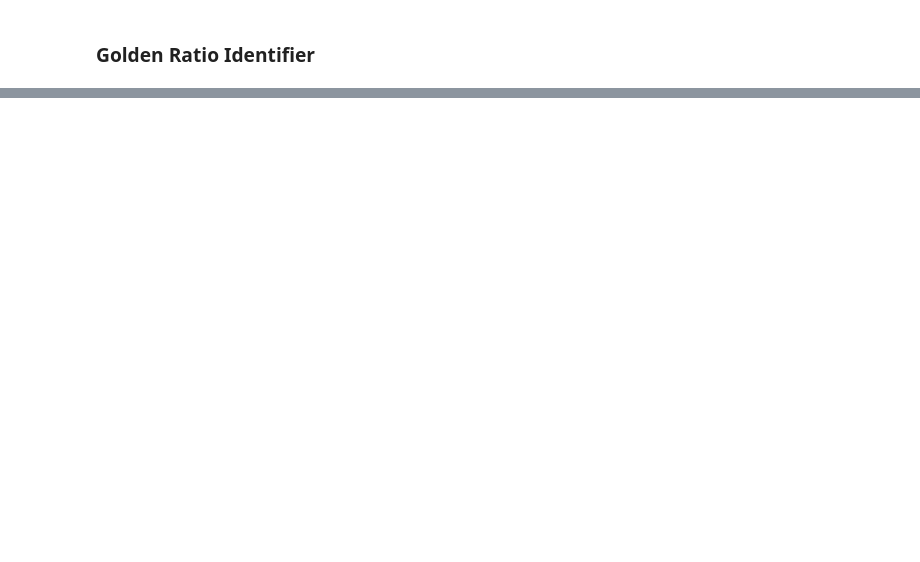
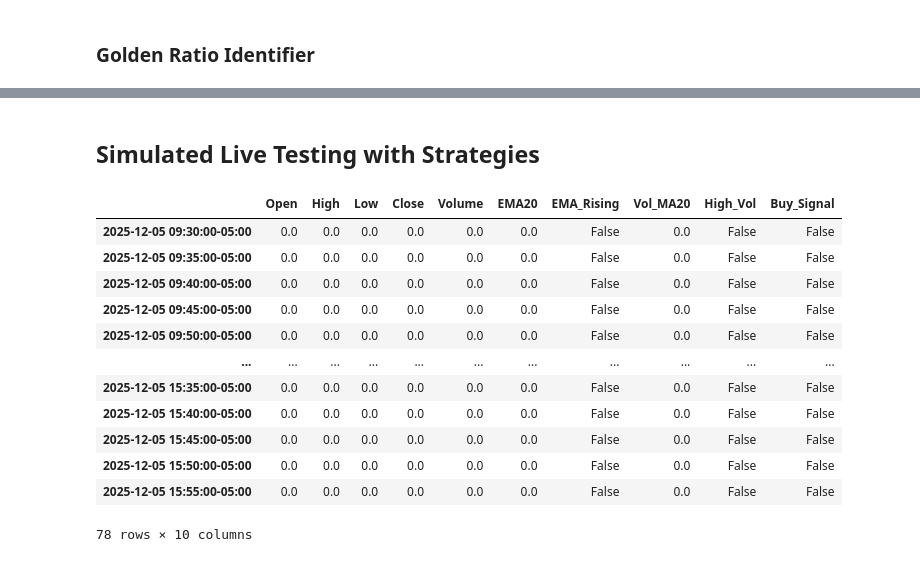
Before and after one commit to OfficialChanHen/SOFITrade, a Jupyter notebook: SOFITrade.ipynb, the cells around one changed output, grey strips where cells are left out. Drawn from its saved outputs; the diff is of its cells as text; code cells hidden in the pictures; blank space fills up the shorter version.

```diff
--- a/SOFITrade.ipynb
+++ b/SOFITrade.ipynb
@@ -230,2 +231,46 @@ Golden Pocket: 29.15 - 29.17
 Current price in zone: False
+# %% [markdown]
+## Simulated Live Testing with Strategies
+# %%
+day = "2025-12-05"
+idx = pd.date_range(
+    start=f"{day} 09:30",
+    end=f"{day} 15:55",
+    freq="5min",
+    tz="America/New_York"   # match your original tz if needed
+)
+bool_cols = ["EMA_Rising", "High_Vol", "Buy_Signal"]
+float_cols = ['Open', 'High', 'Low', 'Close', 'Volume', "EMA20", "Vol_MA20"]
+all_cols = ['Open', 'High', 'Low', 'Close', 'Volume', "EMA20", "EMA_Rising", "Vol_MA20", "High_Vol", "Buy_Signal"]
+
+# Intialize empty dataframe with all columns
+empty_df = pd.DataFrame({
+            "Open": 0.0,
+            "High": 0.0,
+            "Low": 0.0,
+            "Close": 0.0,
+            'Volume': 0.0,
+            "EMA20": 0.0,
+            "EMA_Rising": pd.array([False] * len(idx), dtype="boolean"),
+            "Vol_MA20": 0.0,
+            "High_Vol": pd.array([False] * len(idx), dtype="boolean"),
+            "Buy_Signal": pd.array([False] * len(idx), dtype="boolean"),
+        }, index=idx)
+
+OHLCHistory = empty_df.copy()
+OHLCHistory
+# %% [output]
+|  | Open | High | Low | Close | Volume | EMA20 | EMA_Rising | Vol_MA20 | High_Vol | Buy_Signal |
+| 2025-12-05 09:30:00-05:00 | 0.0 | 0.0 | 0.0 | 0.0 | 0.0 | 0.0 | False | 0.0 | False | False |
+| 2025-12-05 09:35:00-05:00 | 0.0 | 0.0 | 0.0 | 0.0 | 0.0 | 0.0 | False | 0.0 | False | False |
+| 2025-12-05 09:40:00-05:00 | 0.0 | 0.0 | 0.0 | 0.0 | 0.0 | 0.0 | False | 0.0 | False | False |
+| 2025-12-05 09:45:00-05:00 | 0.0 | 0.0 | 0.0 | 0.0 | 0.0 | 0.0 | False | 0.0 | False | False |
+| 2025-12-05 09:50:00-05:00 | 0.0 | 0.0 | 0.0 | 0.0 | 0.0 | 0.0 | False | 0.0 | False | False |
+| ... | ... | ... | ... | ... | ... | ... | ... | ... | ... | ... |
+| 2025-12-05 15:35:00-05:00 | 0.0 | 0.0 | 0.0 | 0.0 | 0.0 | 0.0 | False | 0.0 | False | False |
+| 2025-12-05 15:40:00-05:00 | 0.0 | 0.0 | 0.0 | 0.0 | 0.0 | 0.0 | False | 0.0 | False | False |
+| 2025-12-05 15:45:00-05:00 | 0.0 | 0.0 | 0.0 | 0.0 | 0.0 | 0.0 | False | 0.0 | False | False |
+| 2025-12-05 15:50:00-05:00 | 0.0 | 0.0 | 0.0 | 0.0 | 0.0 | 0.0 | False | 0.0 | False | False |
+| 2025-12-05 15:55:00-05:00 | 0.0 | 0.0 | 0.0 | 0.0 | 0.0 | 0.0 | False | 0.0 | False | False |
+78 rows × 10 columns
 # %%
```
Also changed, not shown: parts of 6 cells of this notebook.
